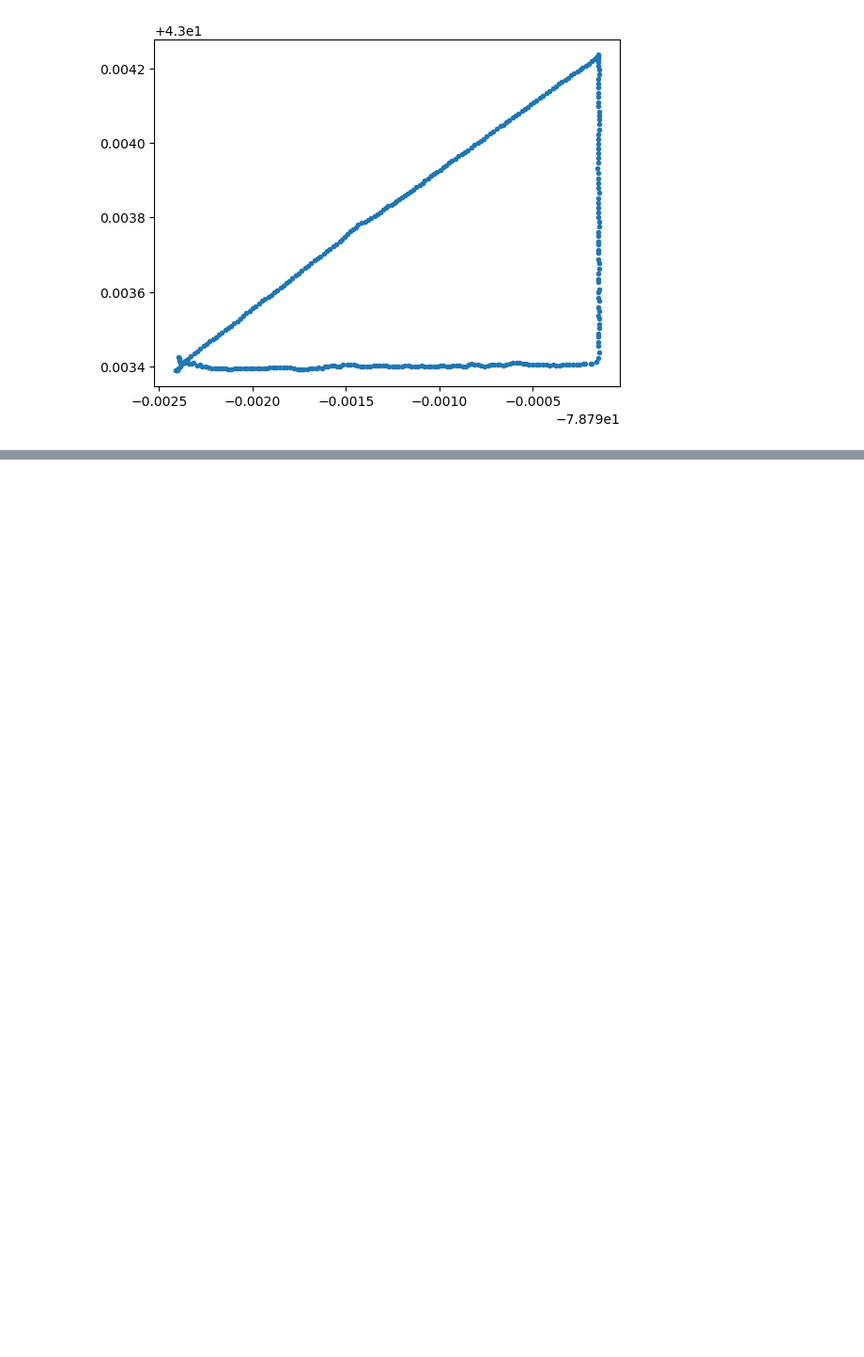
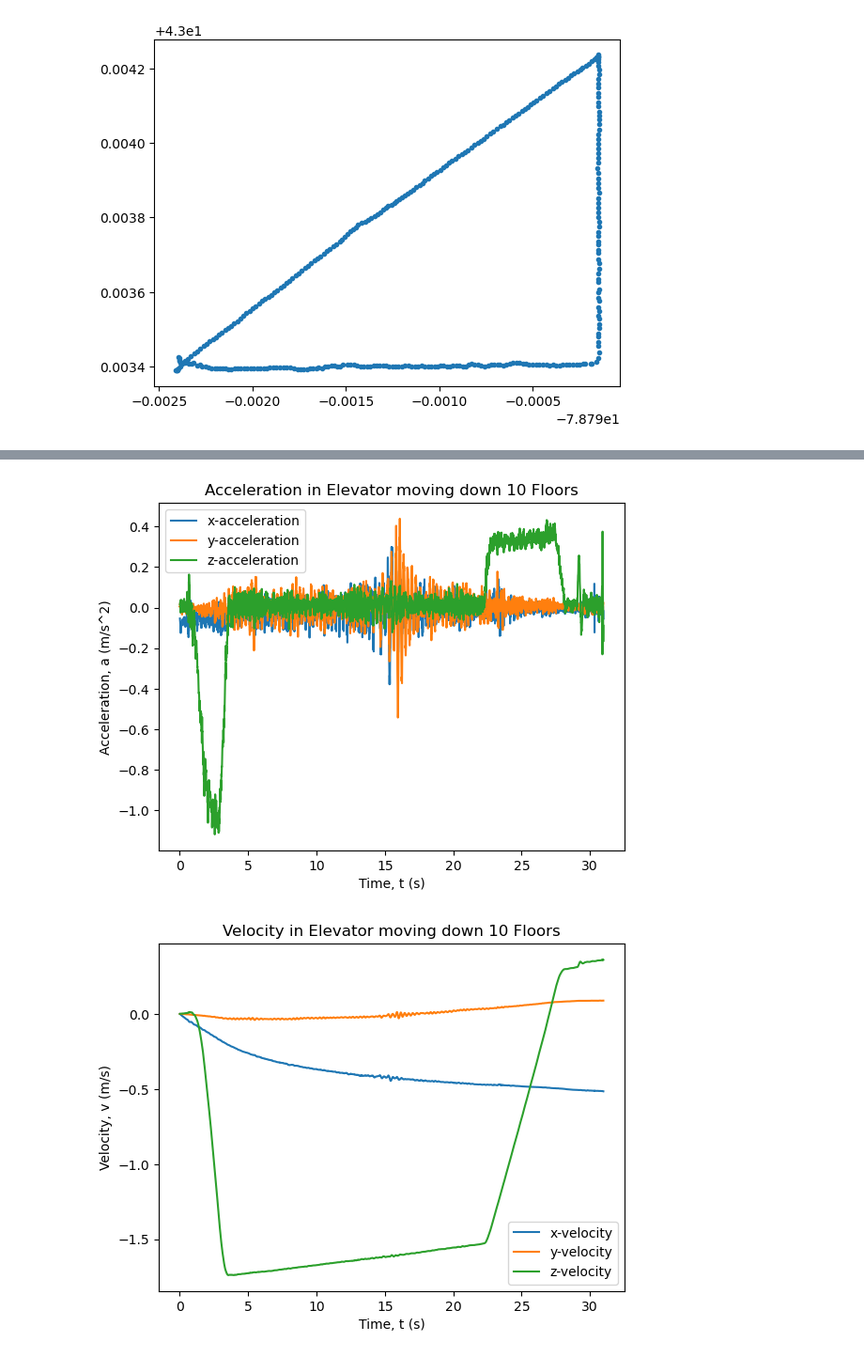
Before and after one commit to ubsuny/CP1-24-midterm, a Jupyter notebook: iglesias-cardinale/code/data_plotter.ipynb, the cells around one changed output, grey strips where cells are left out. Shown: that part at 94% size. Saved outputs shown, nothing was run; the diff lists cells and outputs as text; code cells hidden in the pictures; blank space fills up the shorter version.

Commit message:
Updated direction of motion module

```diff
--- a/iglesias-cardinale/code/data_plotter.ipynb
+++ b/iglesias-cardinale/code/data_plotter.ipynb
@@ -86,0 +93,38 @@ plt.plot(lon, lat,'.')
+# %%
+# Finding and plotting direction of motion (velocity) from acceleration data
+
+#First extract the acceleration data:
+
+# Time (seconds), x-accel (m/s^2), y-accel (m/s^2), z-accel (m/s^2), absolute accel (m/s^2)
+t, a_x, a_y, a_z, a = np.loadtxt(
+    '/workspaces/CP1-24-midterm/iglesias-cardinale/data/ic003_accel_elevator_down.csv' ,
+    skiprows=1,
+    delimiter = ',',
+    unpack=True)
+
+plt.plot(t, a_x, label = 'x-acceleration')
+plt.plot(t, a_y, label = 'y-acceleration')
+plt.plot(t, a_z, label = 'z-acceleration')
+plt.xlabel('Time, t (s)')
+plt.ylabel('Acceleration, a (m/s^2)')
+plt.title('Acceleration in Elevator moving down 10 Floors')
+plt.legend()
+plt.show()
+
+# Example usage
+v_x = dm.velocity(t, a_x, 0)
+v_y = dm.velocity(t, a_y, 0)
+v_z = dm.velocity(t, a_z, 0)
+
+# Plot the velocity components
+plt.plot(t, v_x, label = 'x-velocity')
+plt.plot(t, v_y, label = 'y-velocity')
+plt.plot(t, v_z, label = 'z-velocity')
+plt.xlabel('Time, t (s)')
+plt.ylabel('Velocity, v (m/s)')
+plt.title('Velocity in Elevator moving down 10 Floors')
+plt.legend()
+plt.show()
+# %% [output]
+[figure, added]
+[figure, added]
```
Also changed, not shown: parts of 4 cells of this notebook, 1 other file.
